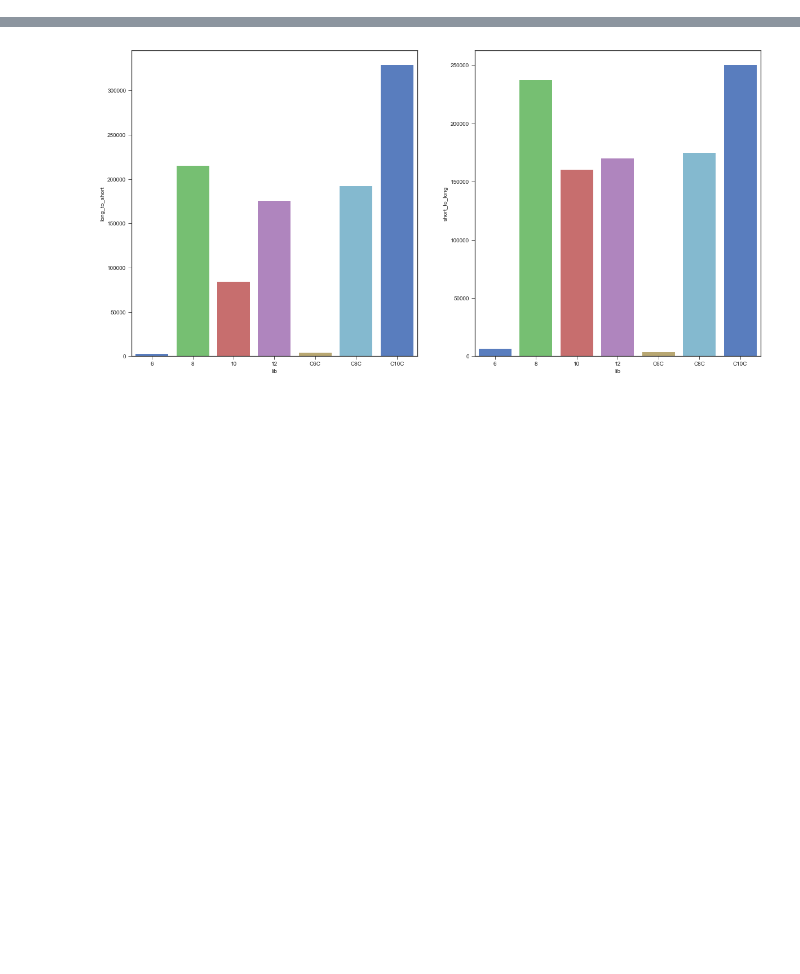
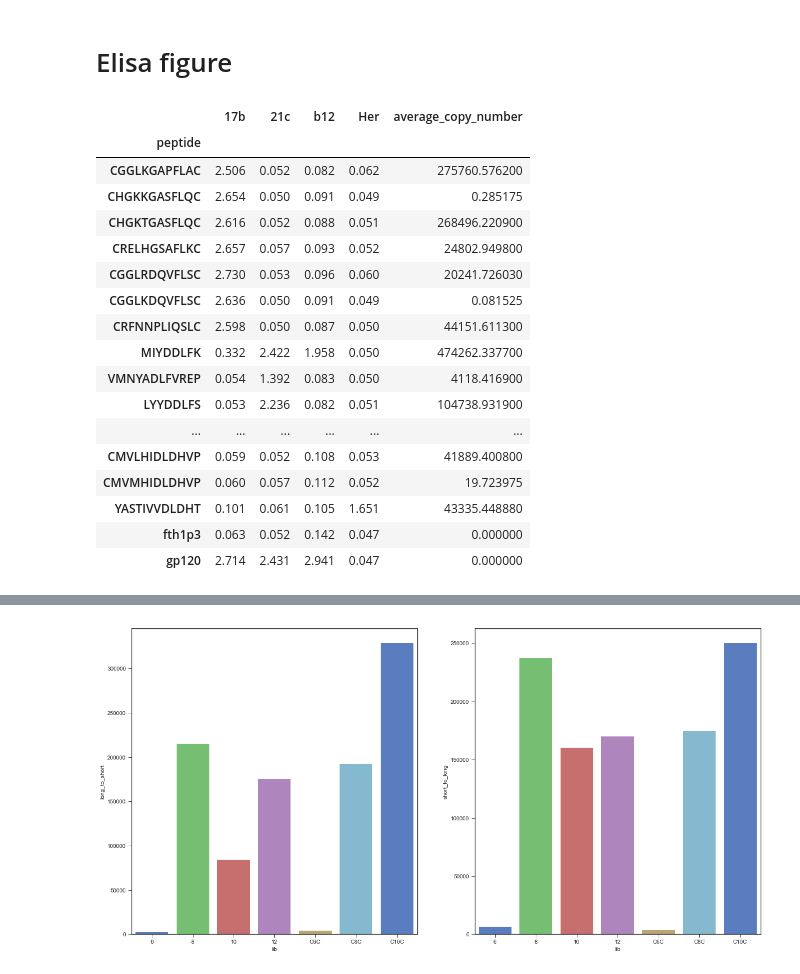
Before and after one commit to orenavram/IgomeProfiling, a Jupyter notebook: post_analysis/figures.ipynb, the cells around one changed output, grey strips where cells are left out. Saved outputs shown, nothing was run; the diff lists cells and outputs as text; code cells hidden in the pictures; blank space fills up the shorter version.

```diff
--- a/post_analysis/figures.ipynb
+++ b/post_analysis/figures.ipynb
@@ -120,0 +87,2 @@ After df is created, Consider converting it to categorical by using df['mAb'] =
+# %% [markdown]
+# Elisa figure
@@ -120,0 +93,32 @@ After df is created, Consider converting it to categorical by using df['mAb'] =
+# %%
+import pandas as pd
+import dovpanda
+import matplotlib
+import matplotlib.pyplot as plt
+import matplotlib.gridspec as gridspec
+import seaborn as sns
+import numpy as np
+import os
+from mpl_toolkits.axes_grid1.inset_locator import inset_axes
+data_path = '/Users/Oren/Dropbox/Projects/Sweeps Project/Igome_paper/20_peps_vs_mAbs.csv'
+df = pd.read_csv(data_path, index_col=0)
+df
+# %% [output]
+|  | 17b | 21c | b12 | Her | average_copy_number |
+| peptide |  |  |  |  |  |
+| CGGLKGAPFLAC | 2.506 | 0.052 | 0.082 | 0.062 | 275760.576200 |
+| CHGKKGASFLQC | 2.654 | 0.050 | 0.091 | 0.049 | 0.285175 |
+| CHGKTGASFLQC | 2.616 | 0.052 | 0.088 | 0.051 | 268496.220900 |
+| CRELHGSAFLKC | 2.657 | 0.057 | 0.093 | 0.052 | 24802.949800 |
+| CGGLRDQVFLSC | 2.730 | 0.053 | 0.096 | 0.060 | 20241.726030 |
+| CGGLKDQVFLSC | 2.636 | 0.050 | 0.091 | 0.049 | 0.081525 |
+| CRFNNPLIQSLC | 2.598 | 0.050 | 0.087 | 0.050 | 44151.611300 |
+| MIYDDLFK | 0.332 | 2.422 | 1.958 | 0.050 | 474262.337700 |
+| VMNYADLFVREP | 0.054 | 1.392 | 0.083 | 0.050 | 4118.416900 |
+| LYYDDLFS | 0.053 | 2.236 | 0.082 | 0.051 | 104738.931900 |
+| ... | ... | ... | ... | ... | ... |
+| CMVLHIDLDHVP | 0.059 | 0.052 | 0.108 | 0.053 | 41889.400800 |
+| CMVMHIDLDHVP | 0.060 | 0.057 | 0.112 | 0.052 | 19.723975 |
+| YASTIVVDLDHT | 0.101 | 0.061 | 0.105 | 1.651 | 43335.448880 |
+| fth1p3 | 0.063 | 0.052 | 0.142 | 0.047 | 0.000000 |
+| gp120 | 2.714 | 2.431 | 2.941 | 0.047 | 0.000000 |
```
Also changed, not shown: parts of 14 cells of this notebook.
